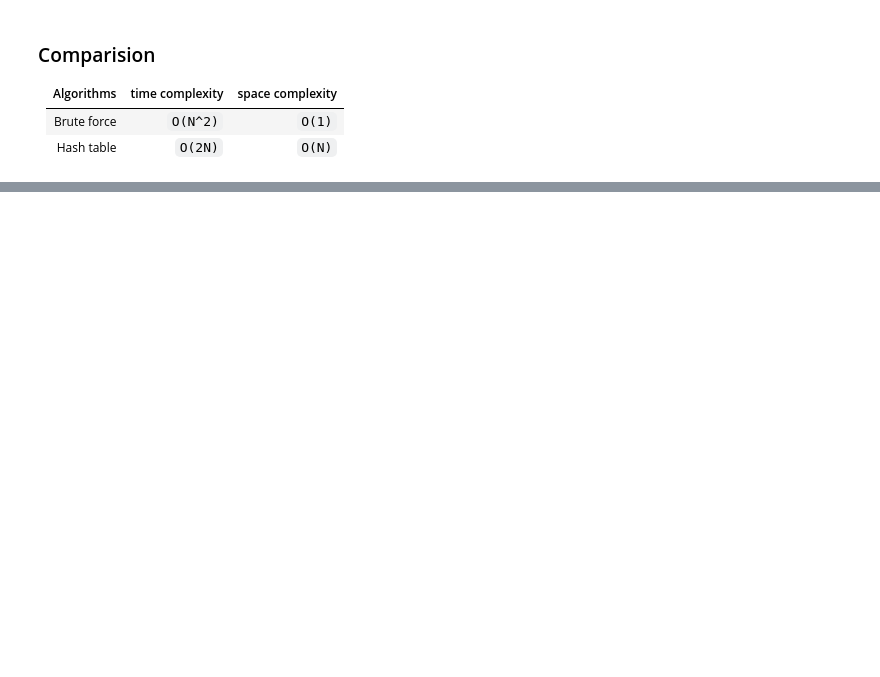
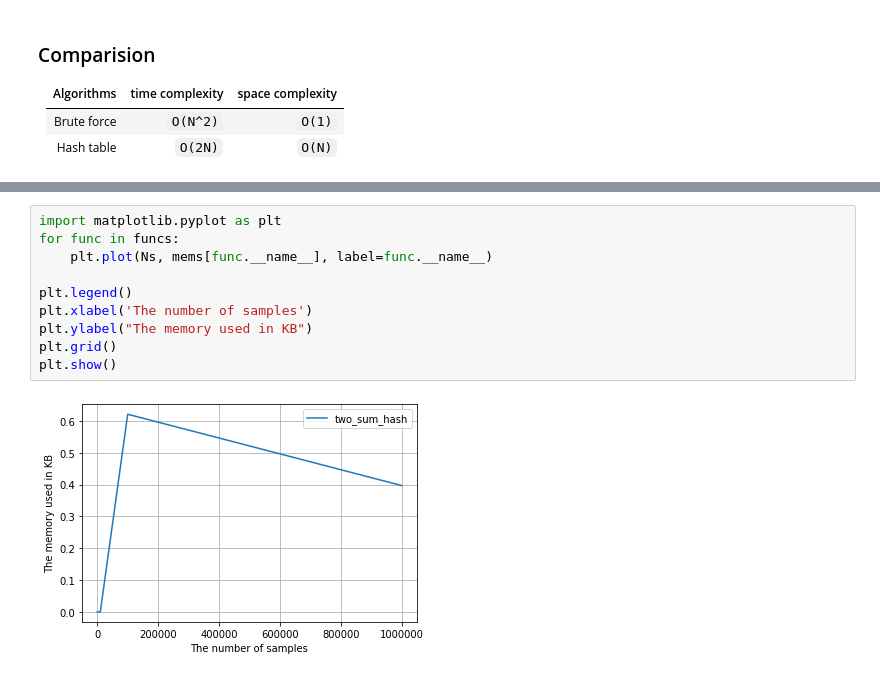
Before and after one commit to leiyangwork/leetcode-jupyter, a Jupyter notebook: notebooks/1. two-sum.md.ipynb, the cells around one changed output, grey strips where cells are left out. Saved outputs shown, nothing was run; the diff lists cells and outputs as text; blank space fills up the shorter version.

```diff
--- a/notebooks/1. two-sum.md.ipynb
+++ b/notebooks/1. two-sum.md.ipynb
@@ -140,0 +192,12 @@ N = 1e3;
+# %%
+import matplotlib.pyplot as plt
+for func in funcs:
+    plt.plot(Ns, mems[func.__name__], label=func.__name__)
+
+plt.legend()
+plt.xlabel('The number of samples')
+plt.ylabel("The memory used in KB")
+plt.grid()
+plt.show()
+# %% [output]
+[figure, added]
```
Also changed, not shown: parts of 27 cells of this notebook.
